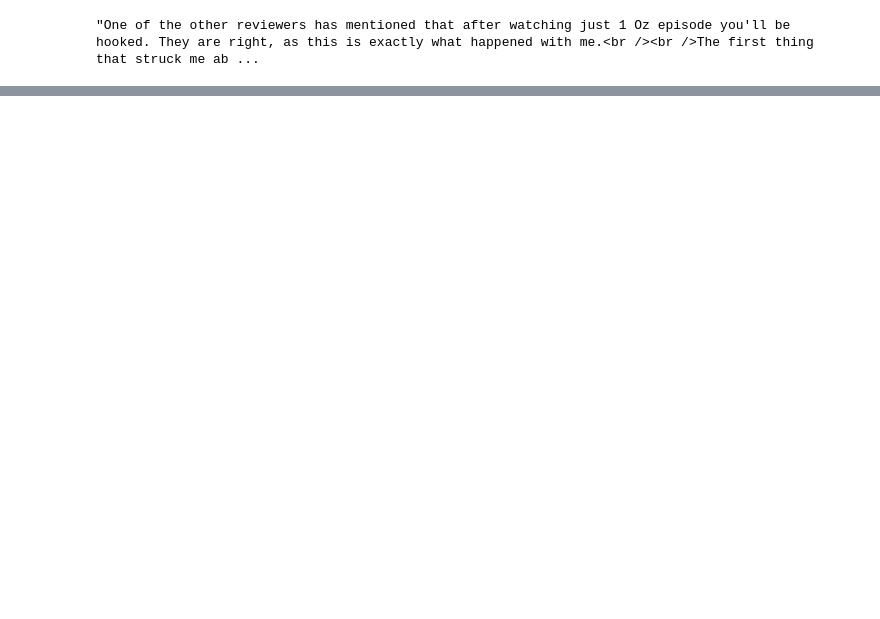
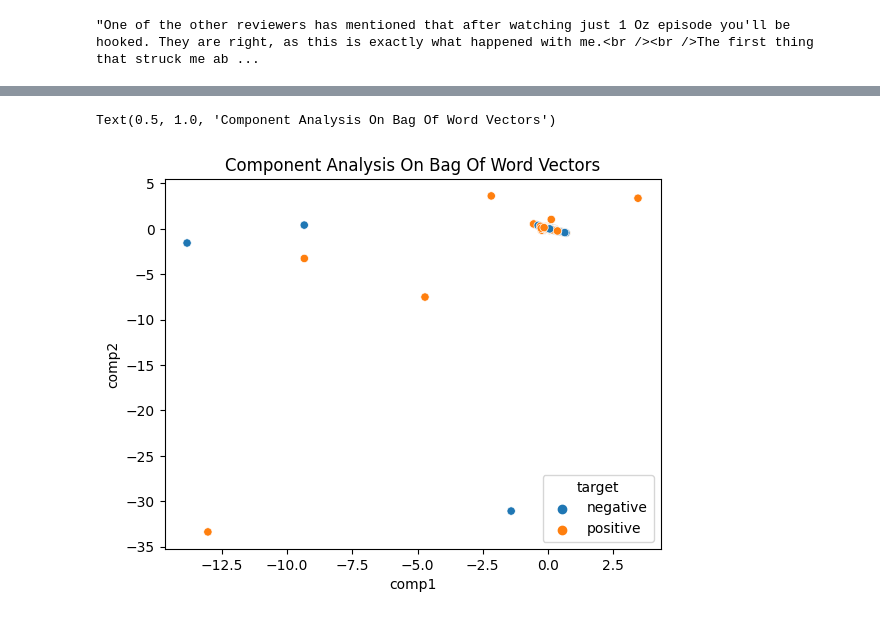
Before and after one commit to umang299/ai-engine, a Jupyter notebook: language_ai/Distributional_representation.ipynb, the cells around one changed output, grey strips where cells are left out. Cells and saved outputs as stored; diff of their text form; code cells hidden in the pictures; blank space fills up the shorter version.

```diff
--- a/language_ai/Distributional_representation.ipynb
+++ b/language_ai/Distributional_representation.ipynb
@@ -198,2 +331,17 @@ from sklearn.decomposition import PCA
+# %%
+bow_tsne = TSNE(n_components=2, perplexity=10, n_iter=250, init="random")
+bow_tsne.fit(bow_train_x.toarray())
+
+tsne_bow_train_x = bow_tsne.fit_transform(bow_train_x.toarray())
+bow_tsne_df = pd.DataFrame({"comp1" : tsne_bow_train_x[:, 0].tolist(),
+                           "comp2" : tsne_bow_train_x[:, 1].tolist(),
+                           "target" : train_y.flatten().tolist()})
+
+bow_tsne_df['target'] = bow_tsne_df['target'].apply(lambda x : encoder.classes_[x])
+sns.scatterplot(x="comp1", y="comp2", hue="target", data=bow_tsne_df)
+plt.title("Component Analysis On Bag Of Word Vectors")
+# %% [output]
+Text(0.5, 1.0, 'Component Analysis On Bag Of Word Vectors')
+[figure, added]
 # %%
 #### decomposed bag of words dataframe
```
Also changed, not shown: parts of 26 cells of this notebook.
